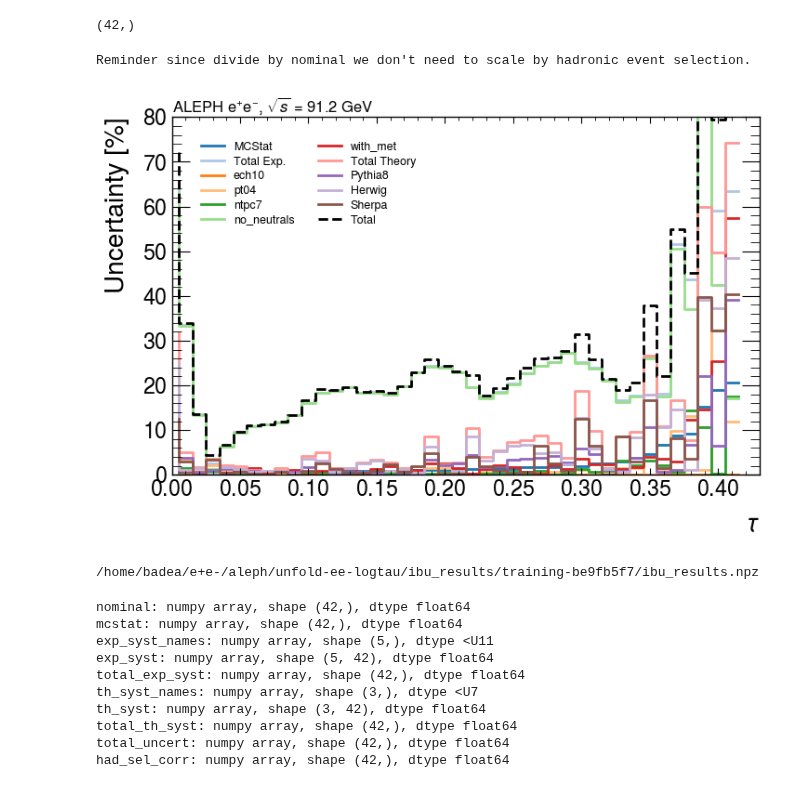
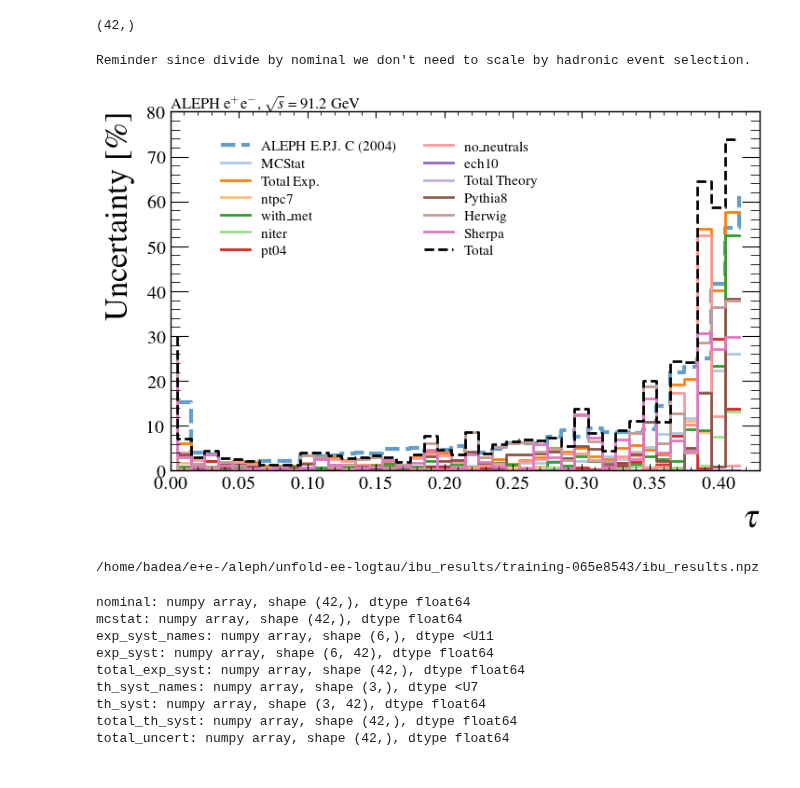
Before and after one commit to badeaa3/unfold-ee-logtau, a Jupyter notebook: Plotting/PlotIBU.ipynb, the cells around one changed output. Drawn from its saved outputs; the diff is of its cells as text; code cells hidden in the pictures.

```diff
--- a/Plotting/PlotIBU.ipynb
+++ b/Plotting/PlotIBU.ipynb
@@ -22,5 +34,6 @@ import Utils as ut
 # %%
-top_dir = "/home/badea/e+e-/aleph/unfold-ee-logtau/ibu_results/training-be9fb5f7/"
+top_dir = "/home/badea/e+e-/aleph/unfold-ee-logtau/ibu_results/training-065e8543" # niter = 4
+
 filePath = os.path.join(top_dir, "*/conf.json")
 fileList = sorted(glob.glob(filePath))
 print(len(fileList))
@@ -48,15 +61,29 @@ def loadWeightPaths(fileList):
             d[job_type][key2] = []
 
         # load weight
-        d[job_type][key2] = np.load(os.path.join(weight_path, "ibu_phis.npy"))[-1] # last one is the final iteration
+        ibu_phis = np.load(os.path.join(weight_path, "ibu_phis.npy")) # last one is the final iteration
+        corr = np.load(os.path.join(weight_path, "hadronic_event_sel_corr.npy")) # hadronic event selection
+        d[job_type][key2] = ibu_phis[-1] * corr
 
         # load stat uncertainty
         if job_type == "Nominal":
+
+            # stat uncertainty
             d["MCStat"] = {}
             d["MCStat"]["nominal"] = np.load(os.path.join(weight_path, "ibu_phi_unc.npy"))
 
-            d["HadronicSelectionCorrection"] = {}
-            d["HadronicSelectionCorrection"]["nominal"] = np.load(os.path.join(weight_path, "hadronic_event_sel_corr.npy"))
+            # bins
+            d["Nominal"]["bins"] = np.load(os.path.join(weight_path, "bins.npy"))
+
+            # niter=3
+            d["Systematics"]["niter"] = ibu_phis[-2] * corr
+
+        # if closure test print the directory
+        if job_type == "ClosureTest":
+            d[job_type] = {}
+            d[job_type]["nominal"] = np.load(os.path.join(weight_path, "ibu_phis.npy"))[-1]
+            d[job_type]["reco"] = np.load(os.path.join(weight_path, "data_hist.npy"))
+            d[job_type]["gen"] = np.load(os.path.join(weight_path, "gen_hist.npy"))
 
     return d
 
@@ -85,0 +114,4 @@ ClosureTest nominal (42,)
+# %%
+# bins and centers
+bins = w["Nominal"]["bins"]
+x = (bins[:-1] + bins[1:]) / 2
@@ -105,7 +176,8 @@ for key in th_syst_names:
     th_syst.append(w["Nominal"]["nominal"] - w[f"TheoryUncertainty_{key}"]["nominal"])
 th_syst = np.stack(th_syst)
 print(th_syst.shape)
-total_th_syst = np.sqrt(np.sum(th_syst**2, axis=0))
+# total_th_syst = np.sqrt(np.sum(th_syst**2, axis=0))
+total_th_syst = np.max(np.abs(th_syst), axis=0)
 print(total_th_syst.shape)
 # %% [output]
 (3, 42)
@@ -127,40 +199,41 @@ fig, ax = plt.subplots(figsize=(8, 5))
 # Use a color cycle from matplotlib that doesn't repeat for the number of error components
 colors = plt.cm.tab20.colors  # 20 unique colors
 color_cycle = itertools.cycle(colors)
 
-# bins and centers
-bins = np.linspace(0, 0.42, 43)
-x = (bins[:-1] + bins[1:]) / 2
+# draw aleph
+ax.step(aleph["aleph_midbins"], aleph["aleph_thrust_errs"] / aleph["aleph_thrust"] * 100, where='post', label="ALEPH E.P.J. C (2004)", color=next(color_cycle), linestyle="--", lw=3, alpha=0.7)
 
 # draw MC stat
 ax.step(x, w["MCStat"]["nominal"]/w["Nominal"]["nominal"]*100, label="MCStat", color=next(color_cycle))
 
 # draw experimental
 ax.step(x, total_exp_syst/w["Nominal"]["nominal"]*100, label="Total Exp.", color=next(color_cycle))
 for name, unc in zip(exp_syst_names, exp_syst):
     ax.step(x, np.abs(unc)/w["Nominal"]["nominal"]*100, label=name, color=next(color_cycle))
 
 # draw theory
 ax.step(x, total_th_syst/w["Nominal"]["nominal"]*100, label="Total Theory", color=next(color_cycle))
 for name, unc in zip(th_syst_names, th_syst):
     ax.step(x, np.abs(unc)/w["Nominal"]["nominal"]*100, label=name, color=next(color_cycle))
 
 # draw total
 ax.step(x, total_uncert/w["Nominal"]["nominal"]*100, label="Total", color="Black", ls="--")
 
 ax.text(0, 1, r"ALEPH e$^{+}$e$^{-}$, $\sqrt{s}$ = 91.2 GeV", transform=ax.transAxes, ha='left', va='bottom', fontsize=12)
 
-ax.set_ylabel("Uncertainty [%]")
 ax.set_ylim(0, 80)
+# ax.set_yscale("log")
+# ax.set_ylim(5*10**-3, 2*10**3)
 ax.set_xlim(0, 0.43)
-ax.set_xlabel(r"$\tau$")
+ax.set_ylabel(r"Uncertainty [$\%$]", fontsize=25)
+ax.set_xlabel(r"$\tau$", fontsize=25)
 
-ax.legend(ncol=2, fontsize=9, bbox_to_anchor=(0.02, 0.98), loc="upper left")
+ax.legend(ncol=2, fontsize=11, bbox_to_anchor=(0.05, 0.98), loc="upper left")
 
 plt.show()
 # %% [output]
 Reminder since divide by nominal we don't need to scale by hadronic event selection.
-[figure, old version]
+[figure, new version]
 # %%
 outFileName = os.path.join(top_dir, "ibu_results.npz")
 print(outFileName)
@@ -180,11 +253,9 @@ np.savez(
     total_th_syst = total_th_syst,
     # total error from quadrature sum of mcstat, total exp syst, total theory syst
     total_uncert = total_uncert,
-    # hadronic selection correction
-    had_sel_corr = w["HadronicSelectionCorrection"]["nominal"],
 )
 # %% [output]
-/home/badea/e+e-/aleph/unfold-ee-logtau/ibu_results/training-be9fb5f7/ibu_results.npz
+/home/badea/e+e-/aleph/unfold-ee-logtau/ibu_results/training-065e8543/ibu_results.npz
 # %%
 with np.load(outFileName) as data:
     for k in data.keys():
@@ -197,11 +268,10 @@ with np.load(outFileName) as data:
 # %% [output]
 nominal: numpy array, shape (42,), dtype float64
 mcstat: numpy array, shape (42,), dtype float64
-exp_syst_names: numpy array, shape (5,), dtype <U11
-exp_syst: numpy array, shape (5, 42), dtype float64
+exp_syst_names: numpy array, shape (6,), dtype <U11
+exp_syst: numpy array, shape (6, 42), dtype float64
 total_exp_syst: numpy array, shape (42,), dtype float64
 th_syst_names: numpy array, shape (3,), dtype <U7
 th_syst: numpy array, shape (3, 42), dtype float64
 total_th_syst: numpy array, shape (42,), dtype float64
 total_uncert: numpy array, shape (42,), dtype float64
-had_sel_corr: numpy array, shape (42,), dtype float64
```
Also changed, not shown: parts of 5 cells of this notebook, 2 other files.
